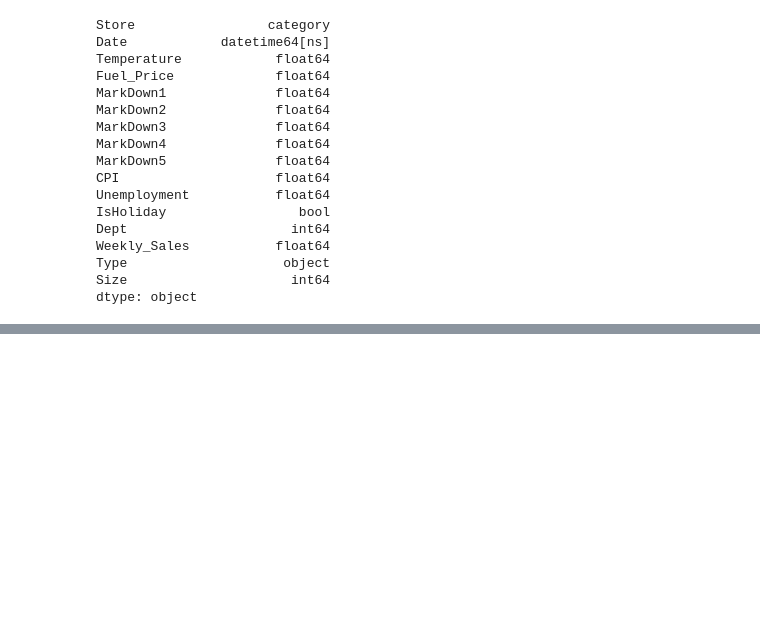
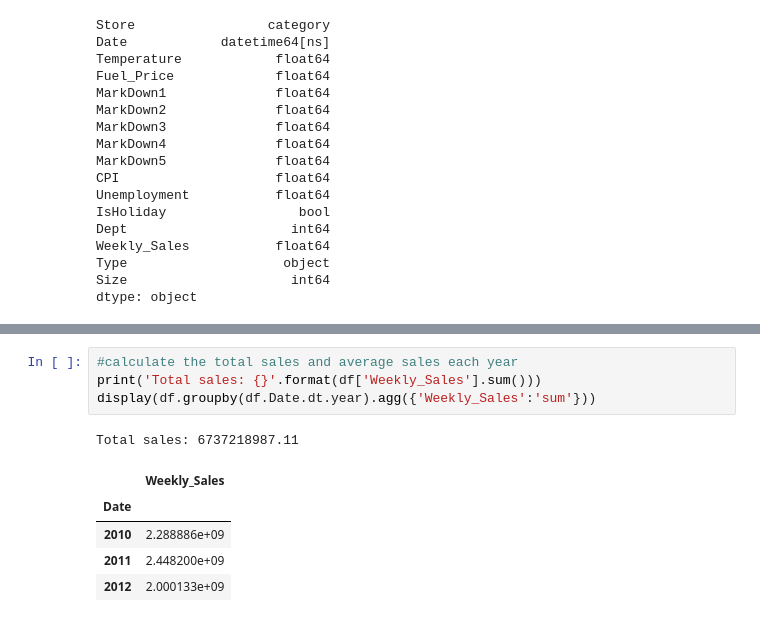
Before and after one commit to jamesdinardo/Retail-Forecasting, a Jupyter notebook: EDA.ipynb, the cells around one changed output, grey strips where cells are left out. Cells and saved outputs as stored; diff of their text form; blank space fills up the shorter version.

```diff
--- a/EDA.ipynb
+++ b/EDA.ipynb
@@ -109,0 +122,11 @@ dtype: object
+# %%
+#calculate the total sales and average sales each year
+print('Total sales: {}'.format(df['Weekly_Sales'].sum()))
+display(df.groupby(df.Date.dt.year).agg({'Weekly_Sales':'sum'}))
+# %% [output]
+Total sales: 6737218987.11
+|  | Weekly_Sales |
+| Date |  |
+| 2010 | 2.288886e+09 |
+| 2011 | 2.448200e+09 |
+| 2012 | 2.000133e+09 |
```
Also changed, not shown: parts of 5 cells of this notebook, 1 other file.
